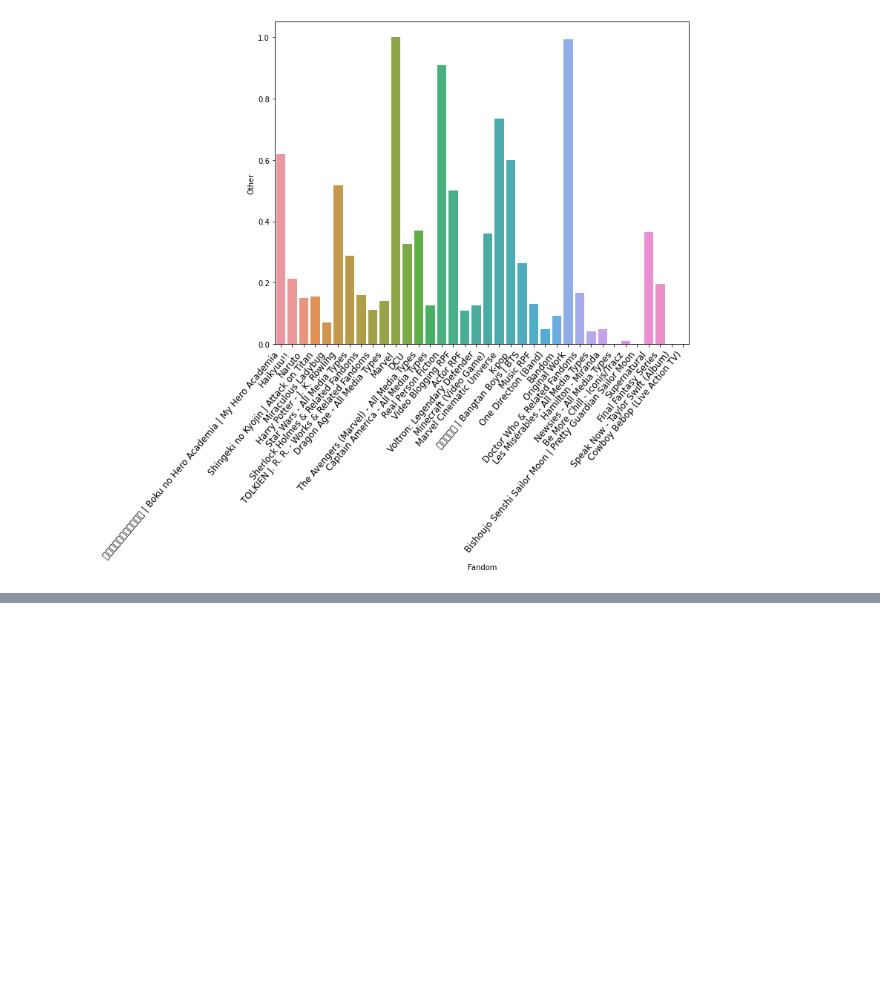
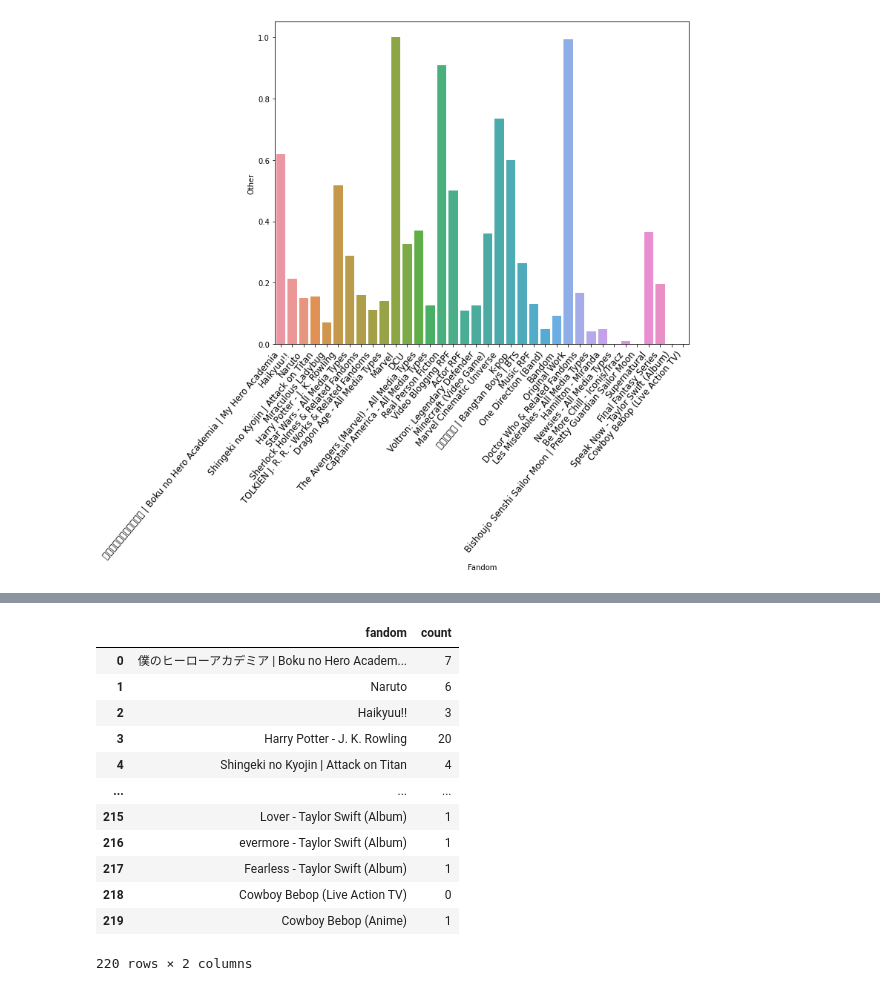
Before and after one commit to emedema/ao3-network-analysis, a Jupyter notebook: data_analysis/popular_fandom_exploration.ipynb, the cells around one changed output, grey strips where cells are left out. Saved outputs shown, nothing was run; the diff lists cells and outputs as text; code cells hidden in the pictures; blank space fills up the shorter version.

```diff
--- a/data_analysis/popular_fandom_exploration.ipynb
+++ b/data_analysis/popular_fandom_exploration.ipynb
@@ -458,0 +466,36 @@ plt.show()
+# %%
+'''
+First we need to get this data into something we can work with.
+Currently, we have a dictionary of the most popular fandoms crossed over with the fandoms that we scraped within our dataframe.
+We are going to iterate through the fandoms we have and add each fandom into a new dictionary with a count beside it.
+'''
+crossover_count = {}
+for i in range(len(df["fandom"])):
+    temp = df["fandoms"][i]
+    keys = temp.keys()
+    for j in keys:
+        if j in crossover_count:
+            crossover_count[j] += 1
+        else:
+            if j == df["fandom"][i]:
+                crossover_count[j] = 0
+            else:
+                crossover_count[j] = 1
+
+#Now that we have a dictionary of fandoms that are crossed-over, we can put this into a dataframe.
+crossovers = pd.DataFrame(list(crossover_count.items()), columns = ["fandom", "count"])
+crossovers
+# %% [output]
+|  | fandom | count |
+| 0 | 僕のヒーローアカデミア | Boku no Hero Academ... | 7 |
+| 1 | Naruto | 6 |
+| 2 | Haikyuu!! | 3 |
+| 3 | Harry Potter - J. K. Rowling | 20 |
+| 4 | Shingeki no Kyojin | Attack on Titan | 4 |
+| ... | ... | ... |
+| 215 | Lover - Taylor Swift (Album) | 1 |
+| 216 | evermore - Taylor Swift (Album) | 1 |
+| 217 | Fearless - Taylor Swift (Album) | 1 |
+| 218 | Cowboy Bebop (Live Action TV) | 0 |
+| 219 | Cowboy Bebop (Anime) | 1 |
+220 rows × 2 columns
```
Also changed, not shown: parts of 2 cells of this notebook.
